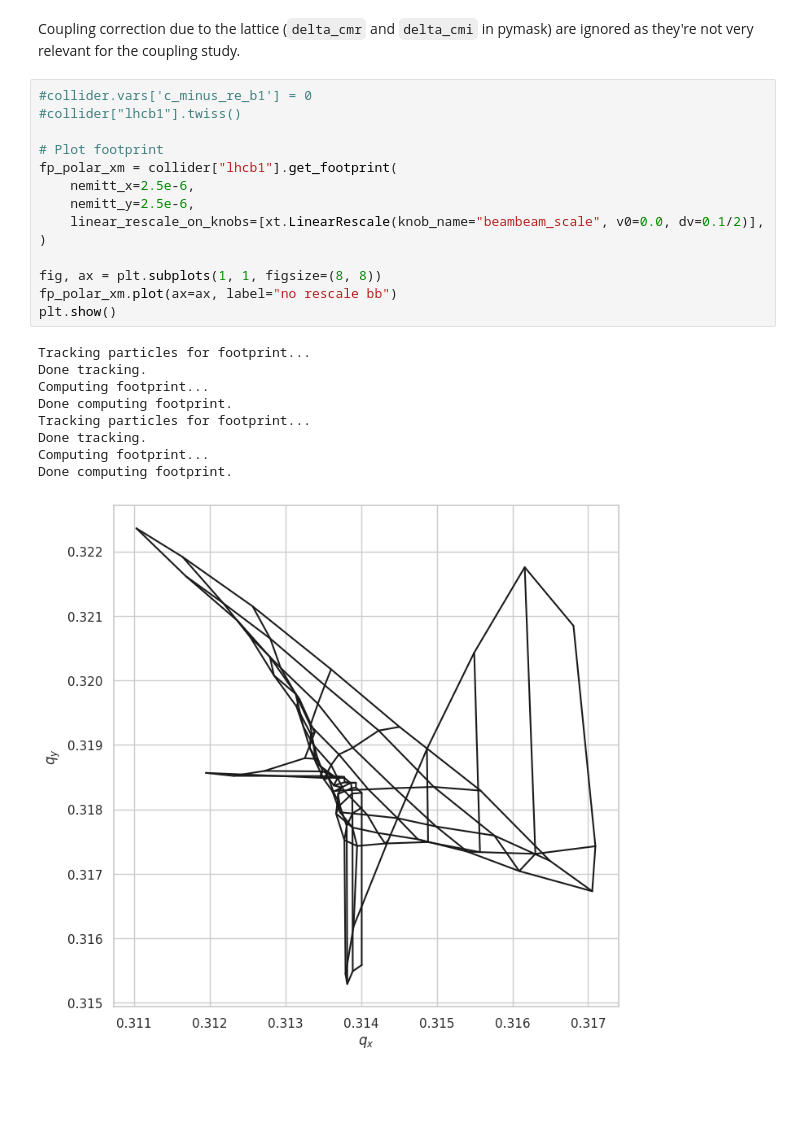
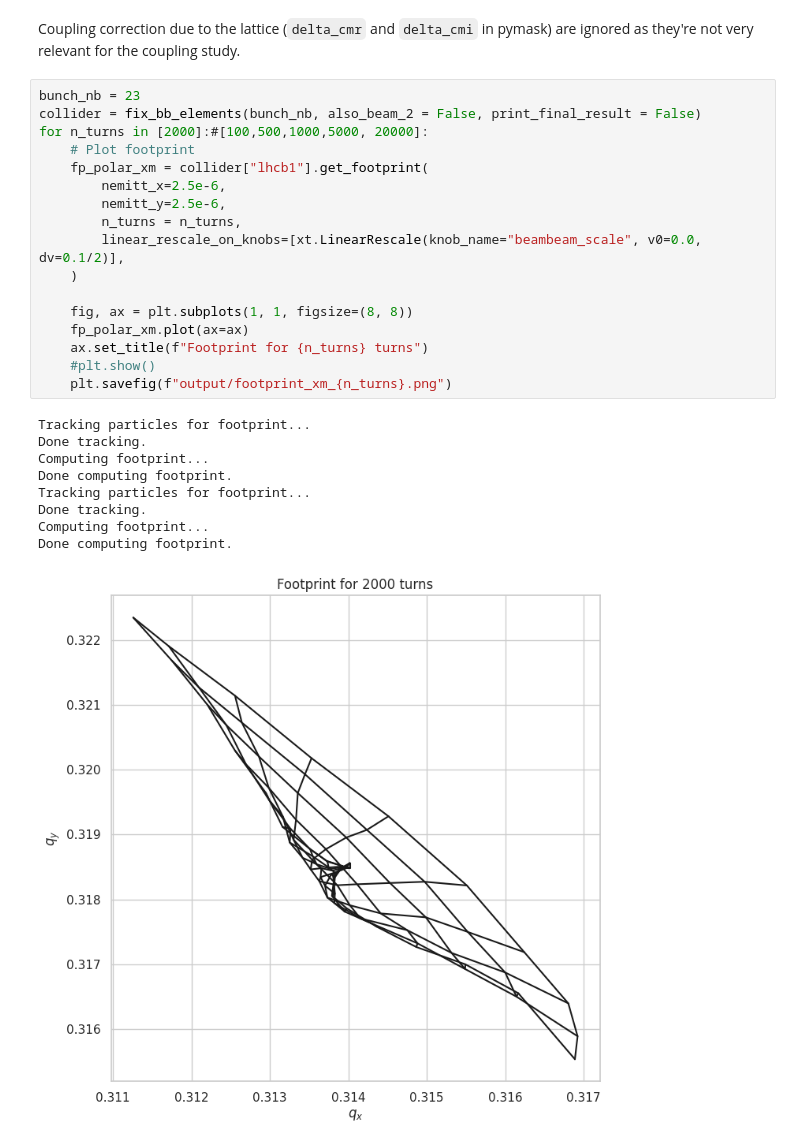
Before and after one commit to ColasDroin/xmask_DA_study, a Jupyter notebook: footprint_study/footprint_study.ipynb, the cells around one changed output. Saved outputs shown, nothing was run; the diff lists cells and outputs as text; blank space fills up the shorter version.

````diff
--- a/footprint_study/footprint_study.ipynb
+++ b/footprint_study/footprint_study.ipynb
@@ -249,26 +260,29 @@ bb_lr.r2b1_20 0.0
 # %% [markdown]
 Coupling correction due to the lattice (```delta_cmr``` and ```delta_cmi``` in pymask) are ignored as they're not very relevant for the coupling study.
 # %%
-#collider.vars['c_minus_re_b1'] = 0
-#collider["lhcb1"].twiss()
+bunch_nb = 23
+collider = fix_bb_elements(bunch_nb, also_beam_2 = False, print_final_result = False)
+for n_turns in [2000]:#[100,500,1000,5000, 20000]:
+    # Plot footprint
+    fp_polar_xm = collider["lhcb1"].get_footprint(
+        nemitt_x=2.5e-6,
+        nemitt_y=2.5e-6,
+        n_turns = n_turns,
+        linear_rescale_on_knobs=[xt.LinearRescale(knob_name="beambeam_scale", v0=0.0, dv=0.1/2)],
+    )
 
-# Plot footprint
-fp_polar_xm = collider["lhcb1"].get_footprint(
-    nemitt_x=2.5e-6,
-    nemitt_y=2.5e-6,
-    linear_rescale_on_knobs=[xt.LinearRescale(knob_name="beambeam_scale", v0=0.0, dv=0.1/2)],
-)
-
-fig, ax = plt.subplots(1, 1, figsize=(8, 8))
-fp_polar_xm.plot(ax=ax, label="no rescale bb")
-plt.show()
+    fig, ax = plt.subplots(1, 1, figsize=(8, 8))
+    fp_polar_xm.plot(ax=ax)
+    ax.set_title(f"Footprint for {n_turns} turns")
+    #plt.show()
+    plt.savefig(f"output/footprint_xm_{n_turns}.png")
 # %% [output]
 Tracking particles for footprint...
 Done tracking.
 Computing footprint...
 Done computing footprint.
 Tracking particles for footprint...
 Done tracking.
 Computing footprint...
 Done computing footprint.
-[figure, old version]
+[figure, new version]
````
Also changed, not shown: parts of 5 cells of this notebook, 18 other files.
